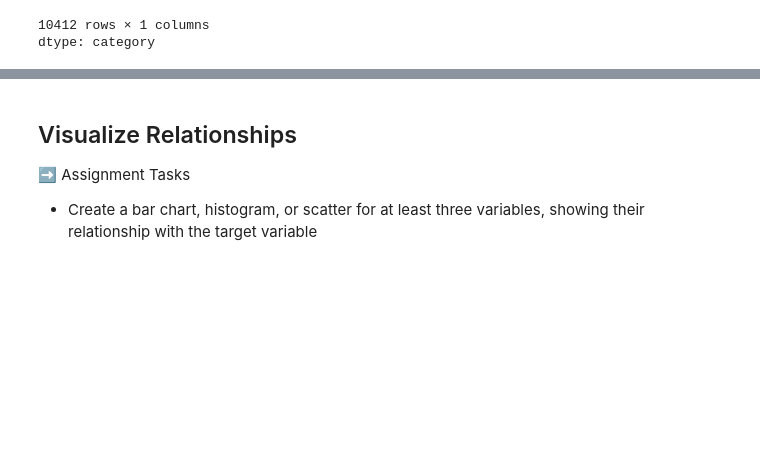
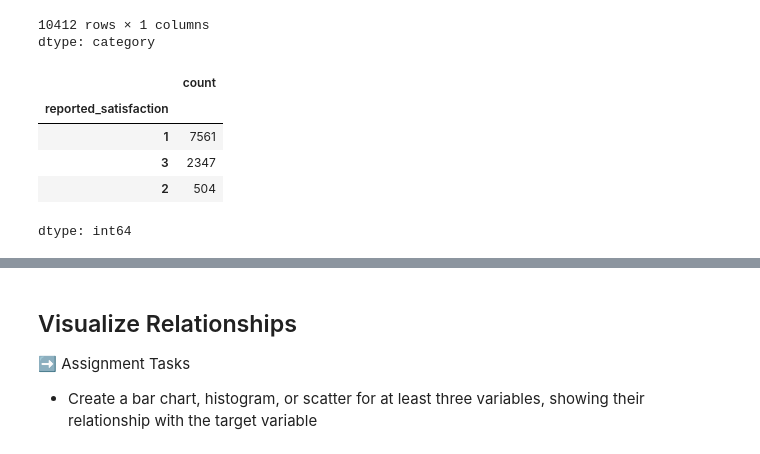
Before and after one commit to BBloxham1/is4487, a Jupyter notebook: Labs/Scripts/lab8_megatelco_data_prep.ipynb, the cells around one changed output, grey strips where cells are left out. Saved outputs shown, nothing was run; the diff lists cells and outputs as text; code cells hidden in the pictures; blank space fills up the shorter version.

```diff
--- a/Labs/Scripts/lab8_megatelco_data_prep.ipynb
+++ b/Labs/Scripts/lab8_megatelco_data_prep.ipynb
@@ -240,6 +240,15 @@ df_clean['Income_Level'] = pd.cut(x=df['income'], bins=[0, 100000, 200000, 30000
 | 14998 | $101-200K |
 10412 rows × 1 columns
 dtype: category
+# %%
+df_clean['reported_satisfaction'].value_counts()
+# %% [output]
+|  | count |
+| reported_satisfaction |  |
+| 1 | 7561 |
+| 3 | 2347 |
+| 2 | 504 |
+dtype: int64
 # %%
 #high risk
 #df_clean['High_Risk'] = df_clean['reported_satisfaction'].replace(2,0)
```
Also changed, not shown: parts of 1 cell of this notebook.
